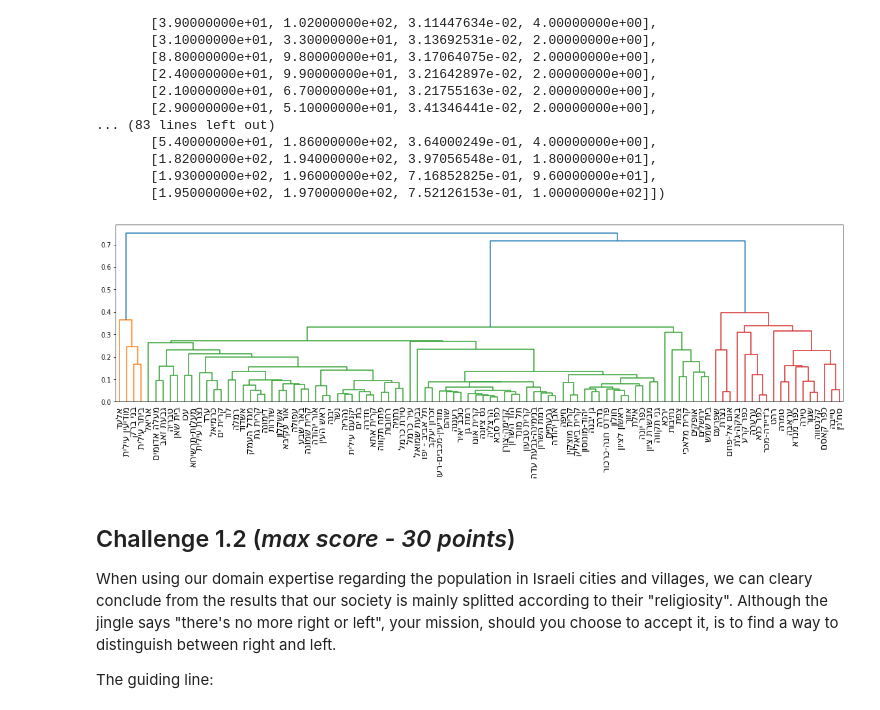
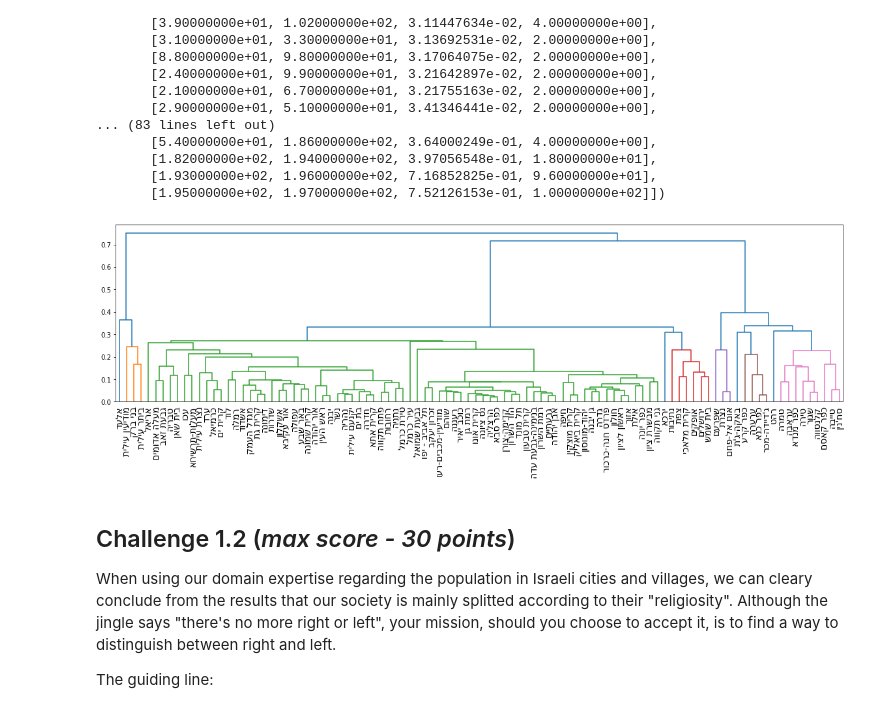
Before and after one commit to Shuaf98/y-data, a Jupyter notebook: ydata_unsupervised_learning/lecture2_advanced_clustering/HW2_Shua_hier_and_dbscan.ipynb, the cells around one changed output. Drawn from its saved outputs; the diff is of its cells as text; code cells hidden in the pictures.

```diff
--- a/ydata_unsupervised_learning/lecture2_advanced_clustering/HW2_Shua_hier_and_dbscan.ipynb
+++ b/ydata_unsupervised_learning/lecture2_advanced_clustering/HW2_Shua_hier_and_dbscan.ipynb
@@ -328,10 +328,10 @@ array([[1.40000000e+01, 1.50000000e+01, 2.13056432e-02, 2.00000000e+00],
 # %%
 plt.figure(figsize=(20, 5))
 
 # You can experiment with the color threshold to observe the different possible clusterizations:
-hierarchy.dendrogram(lnk, labels=labels_r, leaf_font_size=14, color_threshold=0.5); #color_threshold is where we "cut" the dendrogram.
+hierarchy.dendrogram(lnk, labels=labels_r, leaf_font_size=14, color_threshold=0.3); #color_threshold is where we "cut" the dendrogram.
 # %% [output]
-[figure, old version]
+[figure, new version]
 # %% [markdown]
 ## Challenge 1.2 (_max score - 30 points_)
 When using our domain expertise regarding the population in Israeli cities and villages, we can cleary conclude from the results that our society is mainly splitted according to their "religiosity". Although the jingle says "there's no more right or left", your mission, should you choose to accept it, is to find a way to distinguish between right and left.
```
Also changed, not shown: parts of 13 cells of this notebook, 3 other files.
